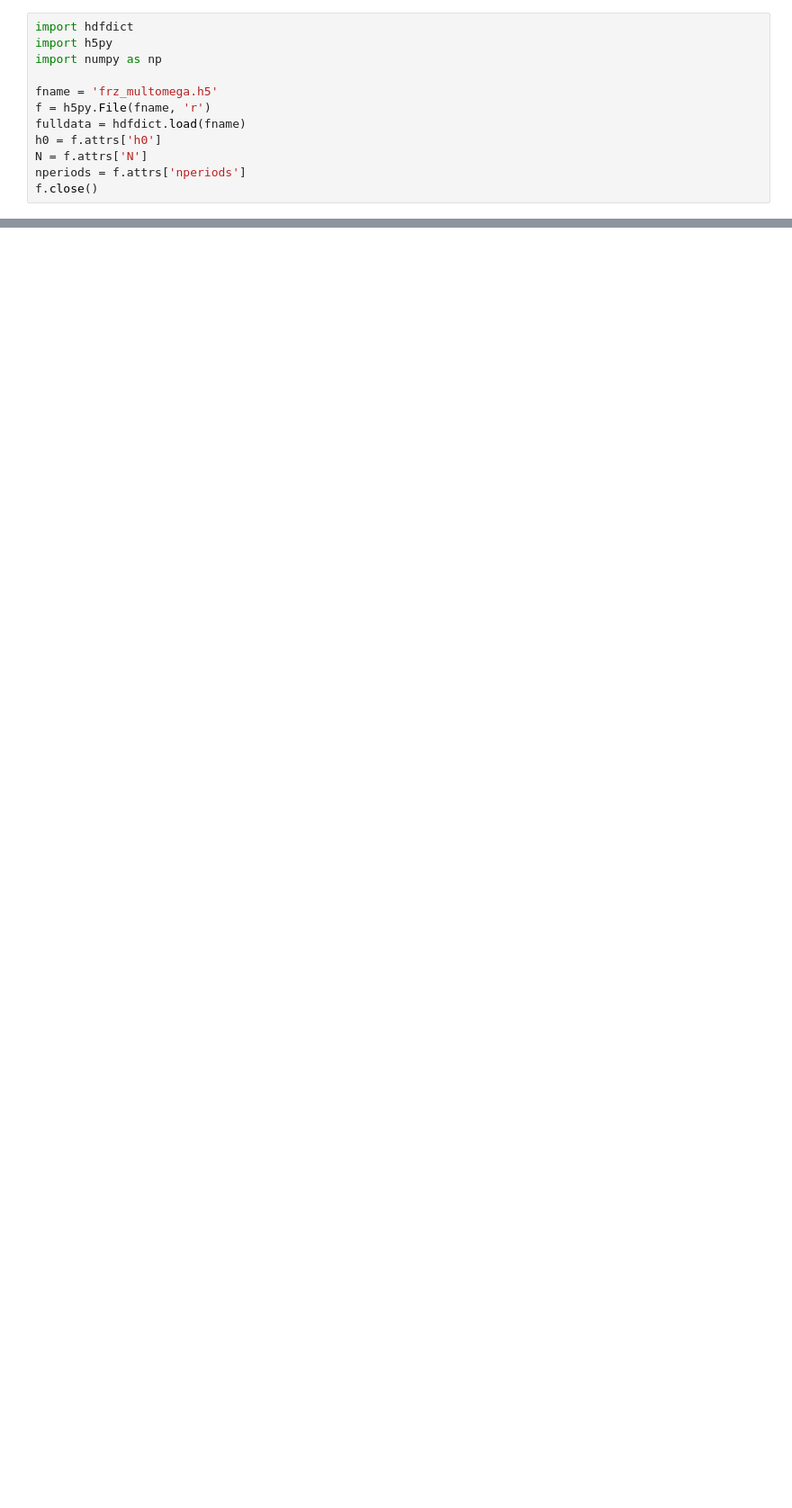
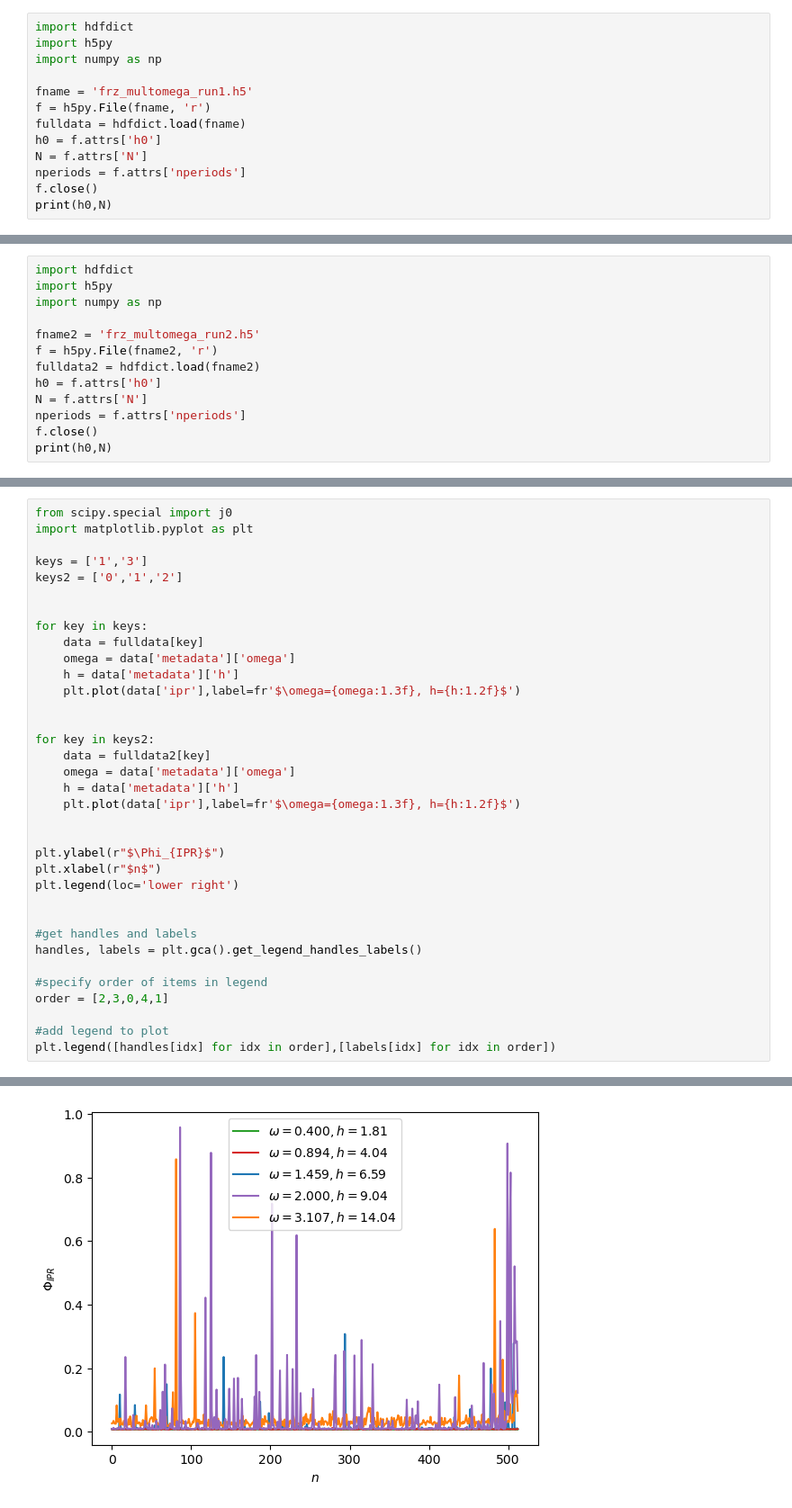
Before and after one commit to hariseldon99/periodic_lipkin, a Jupyter notebook: Reduced_IPR/pretherm_pp.ipynb, the cells around one changed output, grey strips where cells are left out. Shown at 90% size. Cells and saved outputs as stored; diff of their text form; blank space fills up the shorter version.

```diff
--- a/Reduced_IPR/pretherm_pp.ipynb
+++ b/Reduced_IPR/pretherm_pp.ipynb
@@ -3,10 +3,11 @@ import hdfdict
 import h5py
 import numpy as np
 
-fname = 'frz_multomega.h5'
+fname = 'frz_multomega_run1.h5'
 f = h5py.File(fname, 'r')
 fulldata = hdfdict.load(fname)
 h0 = f.attrs['h0']
 N = f.attrs['N']
 nperiods = f.attrs['nperiods']
 f.close()
+print(h0,N)
@@ -12,0 +16,13 @@ f.close()
+# %%
+import hdfdict
+import h5py
+import numpy as np
+
+fname2 = 'frz_multomega_run2.h5'
+f = h5py.File(fname2, 'r')
+fulldata2 = hdfdict.load(fname2)
+h0 = f.attrs['h0']
+N = f.attrs['N']
+nperiods = f.attrs['nperiods']
+f.close()
+print(h0,N)
@@ -54,0 +95,36 @@ axs[1,1].legend()
+# %%
+from scipy.special import j0
+import matplotlib.pyplot as plt
+
+keys = ['1','3']
+keys2 = ['0','1','2']
+
+
+for key in keys:
+    data = fulldata[key]
+    omega = data['metadata']['omega']
+    h = data['metadata']['h']
+    plt.plot(data['ipr'],label=fr'$\omega={omega:1.3f}, h={h:1.2f}$')
+
+
+for key in keys2:
+    data = fulldata2[key]
+    omega = data['metadata']['omega']
+    h = data['metadata']['h']
+    plt.plot(data['ipr'],label=fr'$\omega={omega:1.3f}, h={h:1.2f}$')
+
+
+plt.ylabel(r"$\Phi_{IPR}$")
+plt.xlabel(r"$n$")
+plt.legend(loc='lower right')
+
+
+#get handles and labels
+handles, labels = plt.gca().get_legend_handles_labels()
+
+#specify order of items in legend
+order = [2,3,0,4,1]
+
+#add legend to plot
+plt.legend([handles[idx] for idx in order],[labels[idx] for idx in order])
+# %% [output]
@@ -54,0 +132 @@ axs[1,1].legend()
+[figure, added]
```
Also changed, not shown: parts of 5 cells of this notebook.
